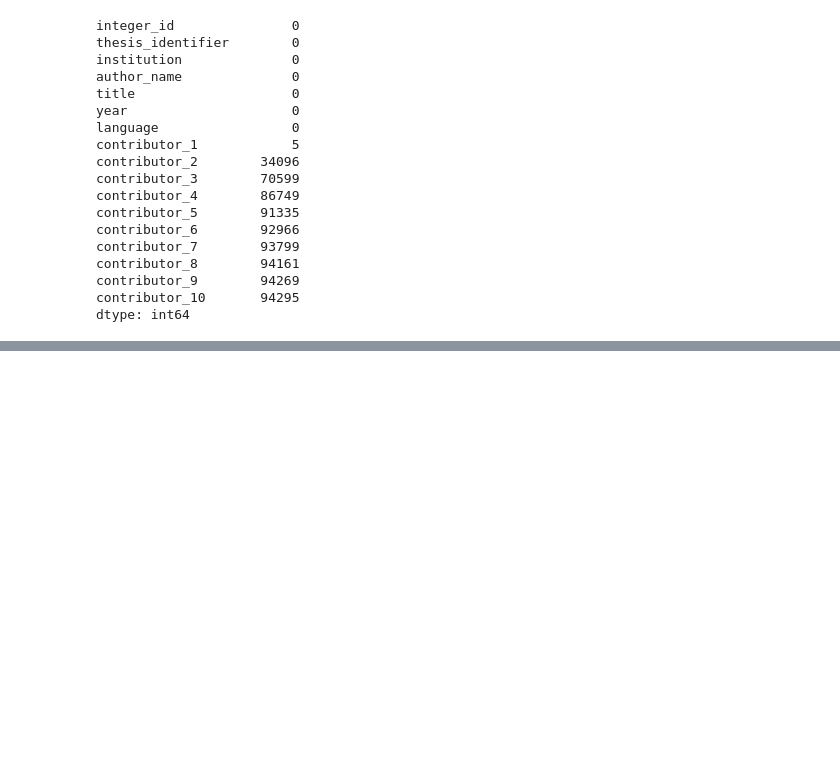
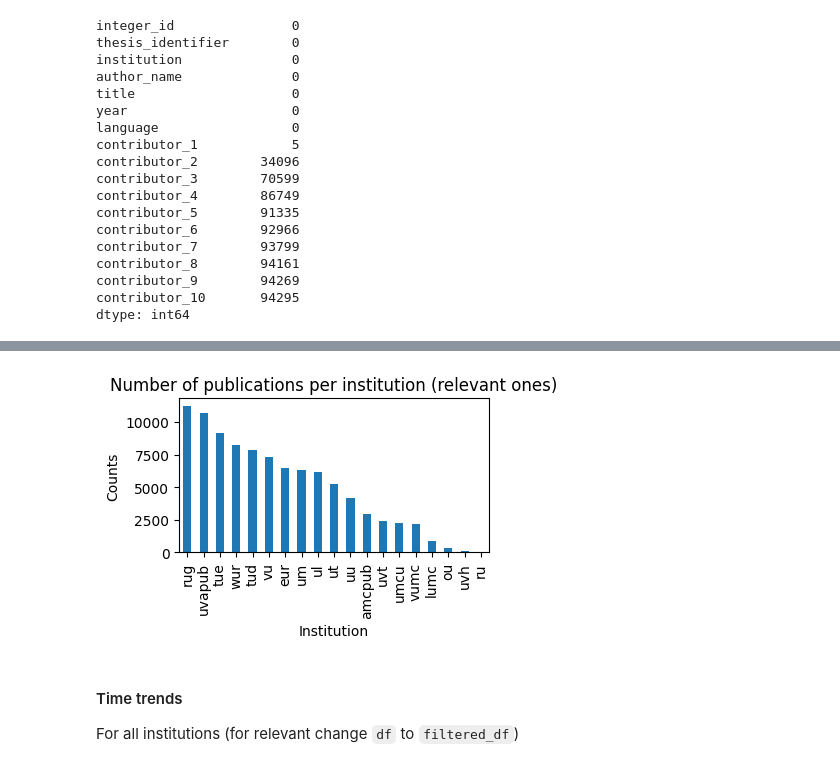
Before and after one commit to StefKirsch/clean-and-enrich-phd-supervisor-data, a Jupyter notebook: EDA.ipynb, the cells around one changed output, grey strips where cells are left out. Cells and saved outputs as stored; diff of their text form; code cells hidden in the pictures; blank space fills up the shorter version.

```diff
--- a/EDA.ipynb
+++ b/EDA.ipynb
@@ -268,0 +107,19 @@ print(non_unique_df)
+# %%
+relevant_institutions = ['amcpub', 'eur', 'lumc', 'uvt', 'ou', 'ru', 'vu', 'rug', 'vumc', 'tud', 'tue', 'wur', 'ul', 'um', 'umcu', 'ut', 'uu', 'uvapub', 'uvh']
+
+filtered_df = df[df['institution'].isin(relevant_institutions)]
+df_grouped_by_institution = filtered_df.groupby(pd.Grouper(key='institution')).size()
+
+# descending order
+sorted_counts = df_grouped_by_institution.sort_values(ascending=False)
+# plot the sorted counts for relevant institutions
+sorted_counts.plot.bar(figsize=(4, 2))
+plt.title('Number of publications per institution (relevant ones)')
+plt.xlabel('Institution')
+plt.ylabel('Counts')
+plt.show()
+# %% [output]
+[figure, added]
+# %% [markdown]
+#### Time trends
+For all institutions (for relevant change `df` to `filtered_df`)
```
Also changed, not shown: parts of 44 cells of this notebook.
